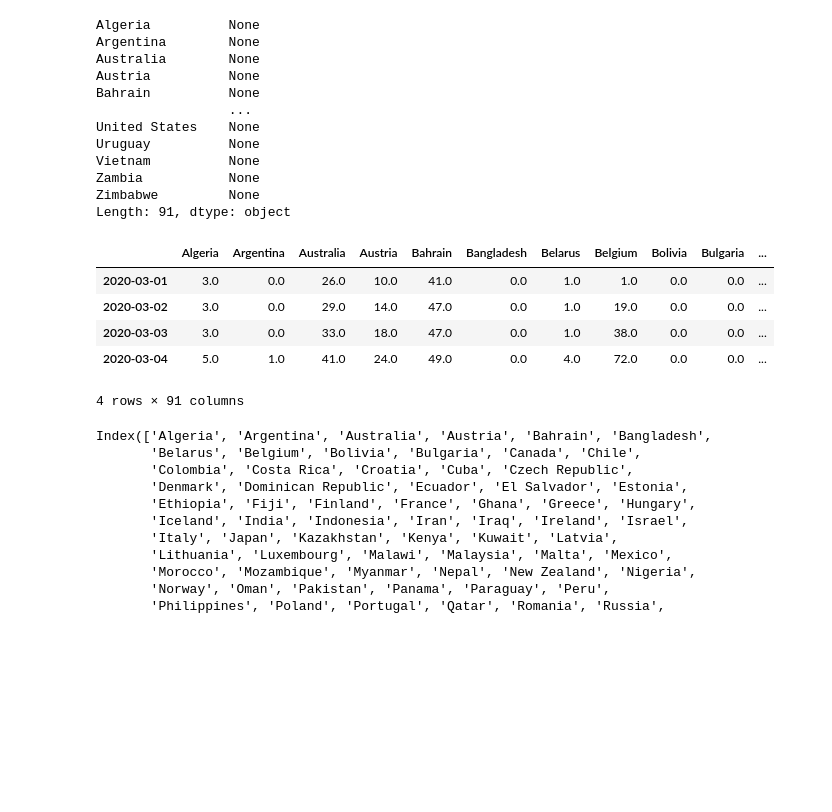
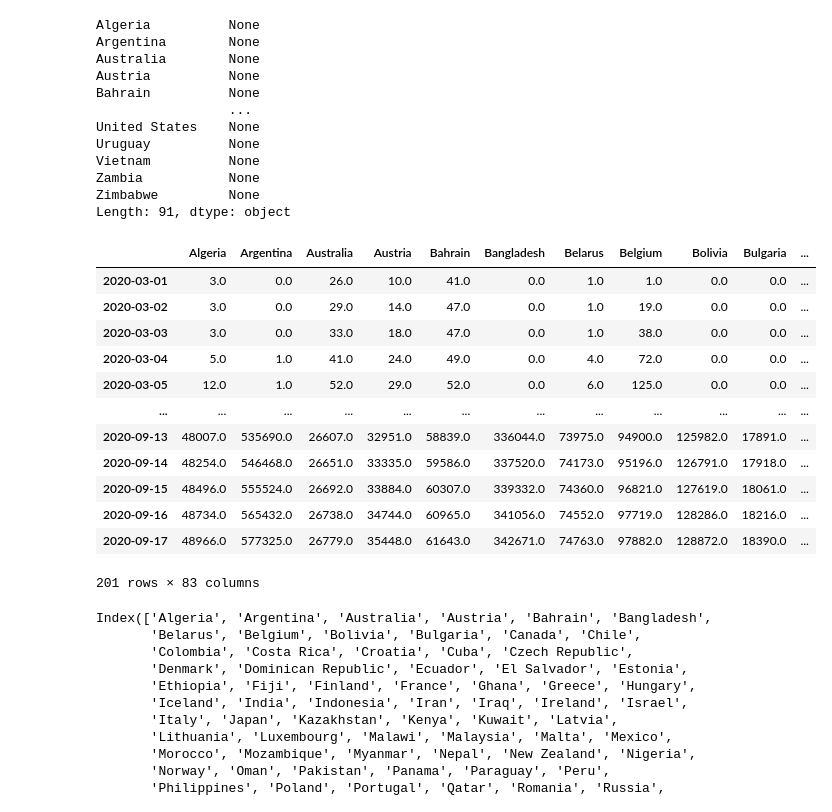
Before and after one commit to anweei/Covid-forecasting, a Jupyter notebook: anne/preprocessing.ipynb, the cells around one changed output. Cells and saved outputs as stored; diff of their text form; code cells hidden in the pictures; blank space fills up the shorter version.

```diff
--- a/anne/preprocessing.ipynb
+++ b/anne/preprocessing.ipynb
@@ -54,0 +71,3 @@ df_org_data[61:64]
+# %%
+columns_titles = ["Cases","Entity"]
+df_mod=df_mod.reindex(columns=columns_titles)
@@ -146,14 +186,21 @@ Zambia           None
 Zimbabwe         None
 Length: 91, dtype: object
 # %%
-df_res.head(4)
+df_res
 # %% [output]
 |  | Algeria | Argentina | Australia | Austria | Bahrain | Bangladesh | Belarus | Belgium | Bolivia | Bulgaria | ... |
 | 2020-03-01 | 3.0 | 0.0 | 26.0 | 10.0 | 41.0 | 0.0 | 1.0 | 1.0 | 0.0 | 0.0 | ... |
 | 2020-03-02 | 3.0 | 0.0 | 29.0 | 14.0 | 47.0 | 0.0 | 1.0 | 19.0 | 0.0 | 0.0 | ... |
 | 2020-03-03 | 3.0 | 0.0 | 33.0 | 18.0 | 47.0 | 0.0 | 1.0 | 38.0 | 0.0 | 0.0 | ... |
 | 2020-03-04 | 5.0 | 1.0 | 41.0 | 24.0 | 49.0 | 0.0 | 4.0 | 72.0 | 0.0 | 0.0 | ... |
+| 2020-03-05 | 12.0 | 1.0 | 52.0 | 29.0 | 52.0 | 0.0 | 6.0 | 125.0 | 0.0 | 0.0 | ... |
+| ... | ... | ... | ... | ... | ... | ... | ... | ... | ... | ... | ... |
+| 2020-09-13 | 48007.0 | 535690.0 | 26607.0 | 32951.0 | 58839.0 | 336044.0 | 73975.0 | 94900.0 | 125982.0 | 17891.0 | ... |
+| 2020-09-14 | 48254.0 | 546468.0 | 26651.0 | 33335.0 | 59586.0 | 337520.0 | 74173.0 | 95196.0 | 126791.0 | 17918.0 | ... |
+| 2020-09-15 | 48496.0 | 555524.0 | 26692.0 | 33884.0 | 60307.0 | 339332.0 | 74360.0 | 96821.0 | 127619.0 | 18061.0 | ... |
+| 2020-09-16 | 48734.0 | 565432.0 | 26738.0 | 34744.0 | 60965.0 | 341056.0 | 74552.0 | 97719.0 | 128286.0 | 18216.0 | ... |
+| 2020-09-17 | 48966.0 | 577325.0 | 26779.0 | 35448.0 | 61643.0 | 342671.0 | 74763.0 | 97882.0 | 128872.0 | 18390.0 | ... |
-4 rows × 91 columns
+201 rows × 83 columns
 # %%
 df_res.columns
 # %% [output]
```
Also changed, not shown: parts of 9 cells of this notebook, 6 other files.
